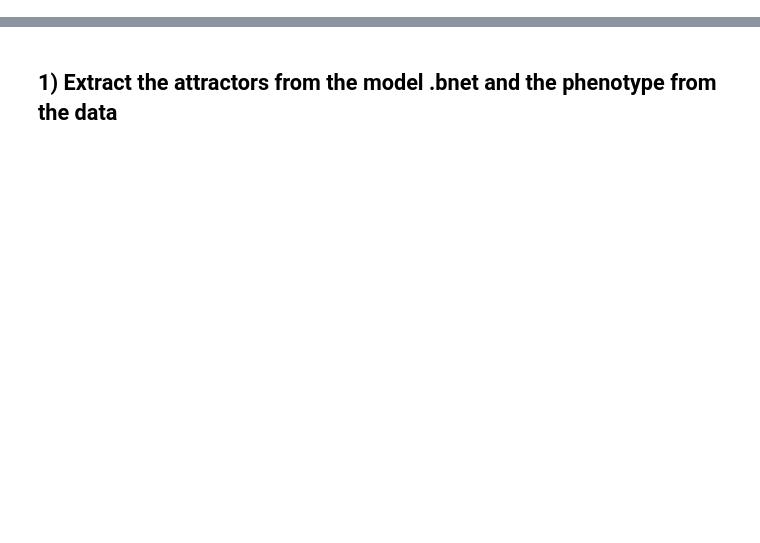
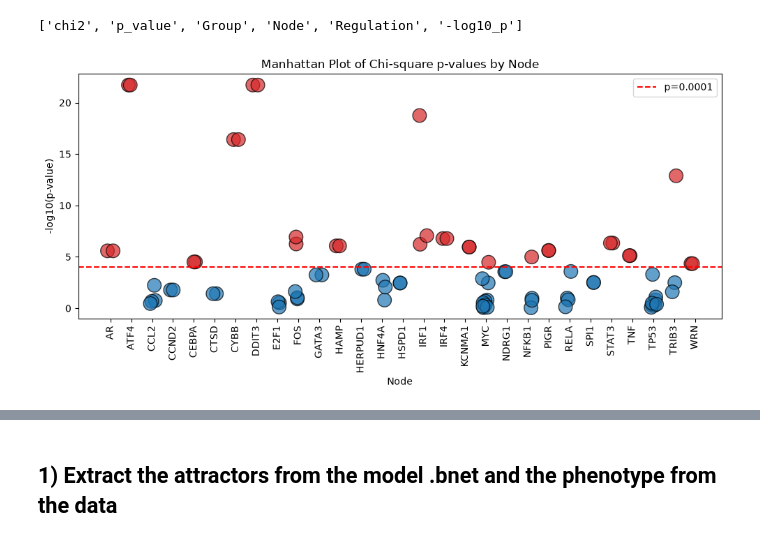
Before and after one commit to Augugustine/CITE-seq-analysis-CLL, a Jupyter notebook: 3- Boolean model/Evaluate_models.ipynb, the cells around one changed output, grey strips where cells are left out. Cells and saved outputs as stored; diff of their text form; code cells hidden in the pictures; blank space fills up the shorter version.

```diff
--- a/3- Boolean model/Evaluate_models.ipynb
+++ b/3- Boolean model/Evaluate_models.ipynb
@@ -0,0 +95,13 @@
+# %%
+print(model.logic.stat_logic_df.columns.tolist())
+# %% [output]
+['chi2', 'p_value', 'Group', 'Node', 'Regulation', '-log10_p']
+# %%
+df_orig = model.logic.stat_logic_df
+
+# Filter
+model.logic.stat_logic_df = df_orig[df_orig["-log10_p"] != 0]
+model.logic.plot_manhattan()
+model.logic.stat_logic_df = df_orig
+# %% [output]
+[figure, added]
```
Also changed, not shown: parts of 38 cells of this notebook, 1 other file.
